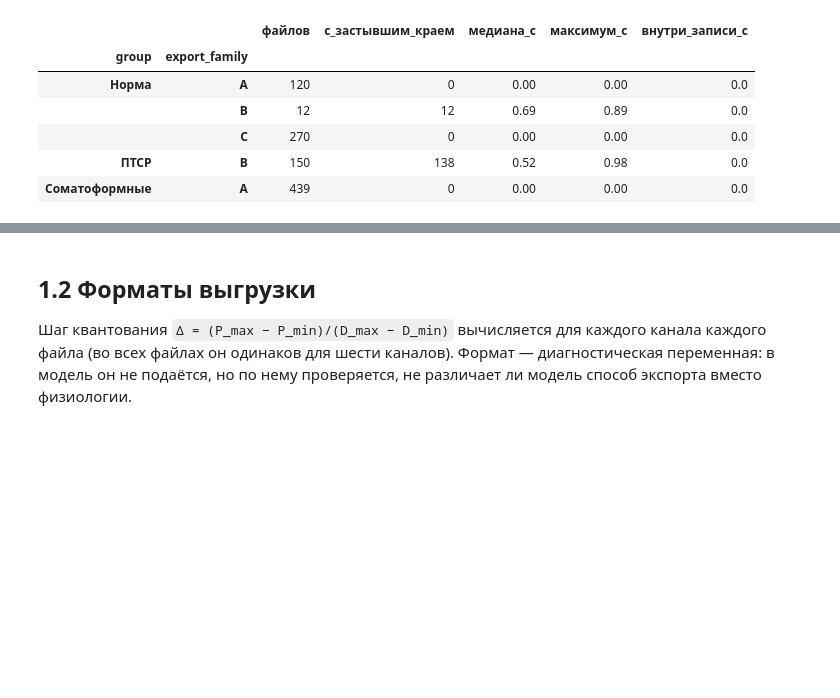
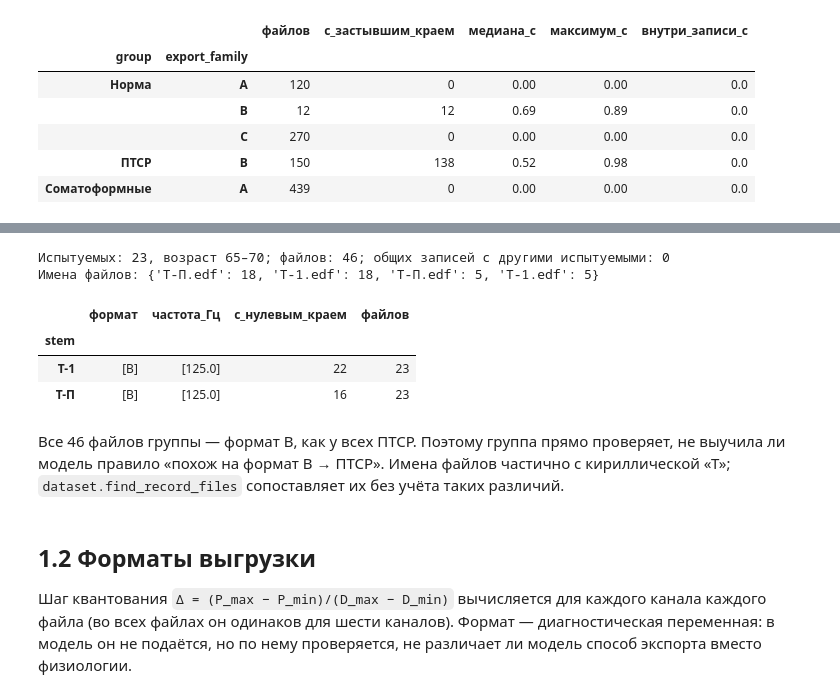
Before and after one commit to igor688-hub/neurodiagnosis-eeg, a Jupyter notebook: results/1-exploration.ipynb, the cells around one changed output, grey strips where cells are left out. Cells and saved outputs as stored; diff of their text form; code cells hidden in the pictures; blank space fills up the shorter version.

```diff
--- a/results/1-exploration.ipynb
+++ b/results/1-exploration.ipynb
@@ -109,3 +116,20 @@ ok.assign(padded=ok["edge_constant_s"] >= 0.1).groupby(["group", "export_family"
+# %%
+ho_ok = holdout_registry[holdout_registry["status"] == "ok"]
+touched = links["subject_a"].isin(holdout_subjects.index) | links["subject_b"].isin(holdout_subjects.index)
+print(f"Испытуемых: {len(holdout_subjects)}, возраст {holdout_subjects['age'].min():.0f}–{holdout_subjects['age'].max():.0f}; "
+      f"файлов: {len(ho_ok)}; общих записей с другими испытуемыми: {int(touched.sum())}")
+print("Имена файлов:", ho_ok["file_name"].value_counts().to_dict())
+ho_ok.groupby("stem").agg(формат=("export_family", lambda v: sorted(set(v))), частота_Гц=("sfreq", lambda v: sorted(set(v))),
+                          с_нулевым_краем=("edge_constant_s", lambda v: int((v >= 0.1).sum())), файлов=("relpath", "size"))
+# %% [output]
+Испытуемых: 23, возраст 65–70; файлов: 46; общих записей с другими испытуемыми: 0
+Имена файлов: {'Т-П.edf': 18, 'Т-1.edf': 18, 'T-П.edf': 5, 'T-1.edf': 5}
+|  | формат | частота_Гц | с_нулевым_краем | файлов |
+| stem |  |  |  |  |
+| T-1 | [B] | [125.0] | 22 | 23 |
+| T-П | [B] | [125.0] | 16 | 23 |
+# %% [markdown]
+Все 46 файлов группы — формат B, как у всех ПТСР. Поэтому группа прямо проверяет, не выучила ли модель правило «похож на формат B → ПТСР». Имена файлов частично с кириллической «Т»; `dataset.find_record_files` сопоставляет их без учёта таких различий.
 # %% [markdown]
 ## 1.2 Форматы выгрузки
 
```
Also changed, not shown: parts of 4 cells of this notebook.
